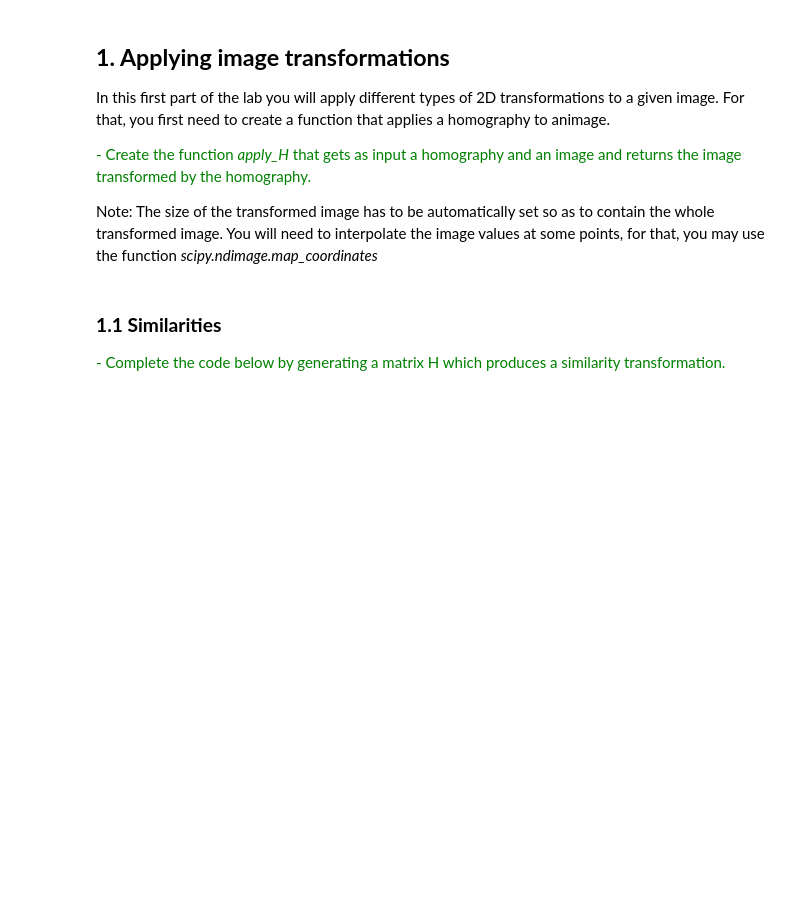
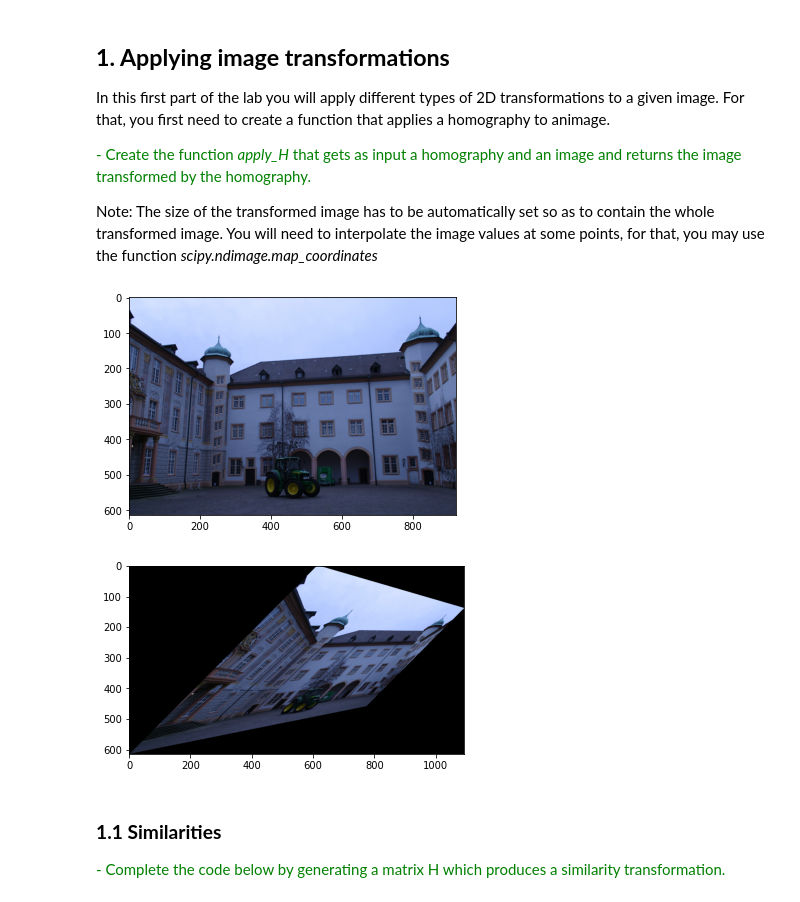
Before and after one commit to adityassrana/MCV-M4-3DV, a Jupyter notebook: lab1/lab1.ipynb, the cells around one changed output. Saved outputs shown, nothing was run; the diff lists cells and outputs as text; code cells hidden in the pictures; blank space fills up the shorter version.

```diff
--- a/lab1/lab1.ipynb
+++ b/lab1/lab1.ipynb
@@ -18,3 +22,16 @@ from utils import line_draw, plot_img
+# %%
+def warp(H,p):
+    """
+    Warp a point based on a given Homography matrix
+
+    Returns:
+        Tuple of points
+    """
+    x1,x2 = p
+    x1, x2, x3 = H @ np.array([x1,x2,1])
+    if x3 != 0:
+        return x1/x3, x2/x3
+    return x1, x2
 # %% [markdown]
 ## **1. Applying image transformations**
 
@@ -28,27 +45,9 @@ contain the whole transformed image.
 You will need to interpolate the image values at some points, for that,
 you may use the function *scipy.ndimage.map_coordinates*
 # %%
-from typing import Tuple
-def warp(H:np.array,p:Tuple):
-    """
-    Warp a point based on a given Homography matrix
 
-    Returns:
-        Tuple of points
-    """
-    x1,x2 = p
-    x1, x2, x3 = H@np.array([x1,x2,1])
-    if x3 != 0:
-        return x1/x3, x2/x3
-    return x1, x2
 
-def apply_H(I:np.array, H:np.array):
-    """
-    Apply homography matrix to a given image
-
-    Returns:
-        transformed image
-    """
+def apply_H(I, H):
     h,w,c = I.shape
     tl = warp(H,(0,0)) # top left
     tr = warp(H,(w,0)) # top right
@@ -59,34 +58,47 @@ def apply_H(I:np.array, H:np.array):
     #get min and max coordinates in the new space
     min_x = np.ceil(corners.min(axis=0)[0])
     max_x = np.floor(corners.max(axis=0)[0])
     min_y = np.ceil(corners.min(axis=0)[1])
     max_y = np.floor(corners.max(axis=0)[1])
 
     # get size of canvas
     width_canvas, height_canvas = max_x-min_x,max_y-min_y
 
     # generate a grid corresponding to new space coordinates
     xx,yy = np.meshgrid(np.arange(min_x,max_x),np.arange(min_y,max_y))
 
     # make a matrix with all new points in homogenous coordinates
     dstpointsH = np.array([xx.flatten(),yy.flatten(),np.ones_like(xx.flatten())])
-    H_inv = np.linalg.inv(H)
+    H_inv = LA.inv(H)
     # map them back to their source points
     # src_points = H_inv@dstpointsH
     src_points = np.matmul(H_inv,dstpointsH)
 
     # get src_x and src_y in meshgrid-like coordinates
     src_x = np.reshape(src_points[0]/src_points[2], xx.shape)
     src_y = np.reshape(src_points[1]/src_points[2], yy.shape)
 
     #draw canvas
     out = np.zeros((int(height_canvas),int(width_canvas),3))
 
     # using map_coordinates in by passing in a meshgrid is one of the best parts about this
     # function. You must be familiar with its input arguments to make the best use of it.
     for i in range(c):
         out[:,:,i] = map_coordinates(I[:,:,i],[src_y,src_x])
     return np.uint8(out)
+
+
+img_path = "../../Data/0000_s.png"
+I = Image.open(img_path)
+H = np.array(((1,-1,-0), (0.3,1,10), (0.001,0,1)))
+#H = np.array(((1,0,0), (0,1,0), (0,0,1)))
+I_sim = apply_H(np.array(I), H)
+
+plot_img(I)
+plot_img(I_sim)
+# %% [output]
+[figure, added]
+[figure, added]
 # %% [markdown]
 ### **1.1 Similarities**
 
```
Also changed, not shown: parts of 47 cells of this notebook, 1 other file.
